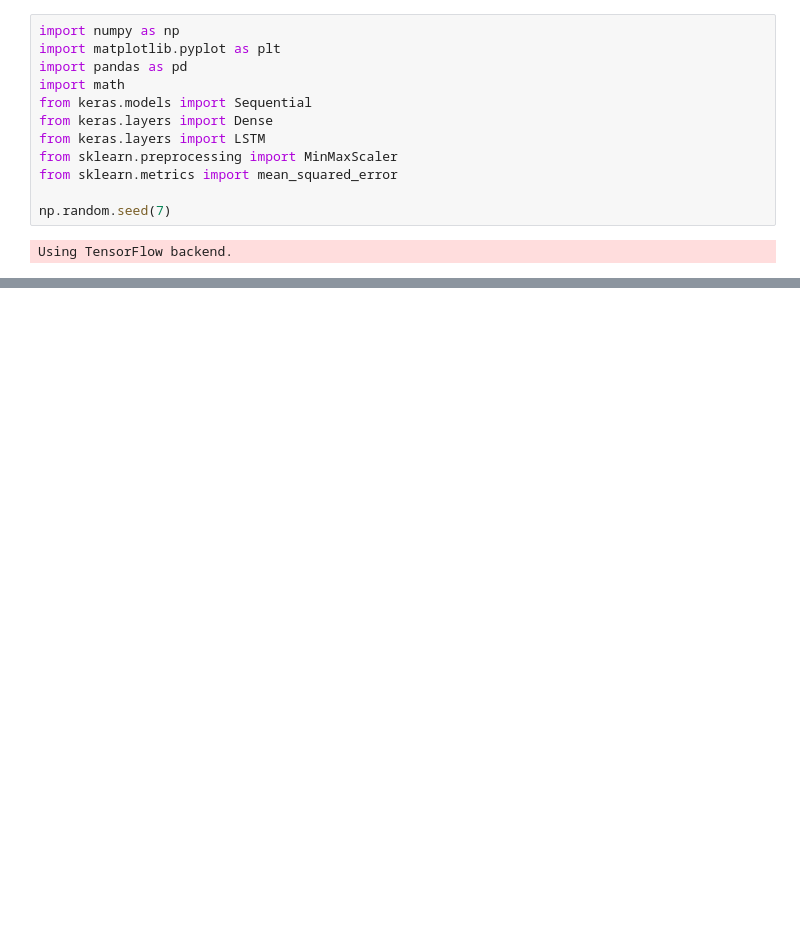
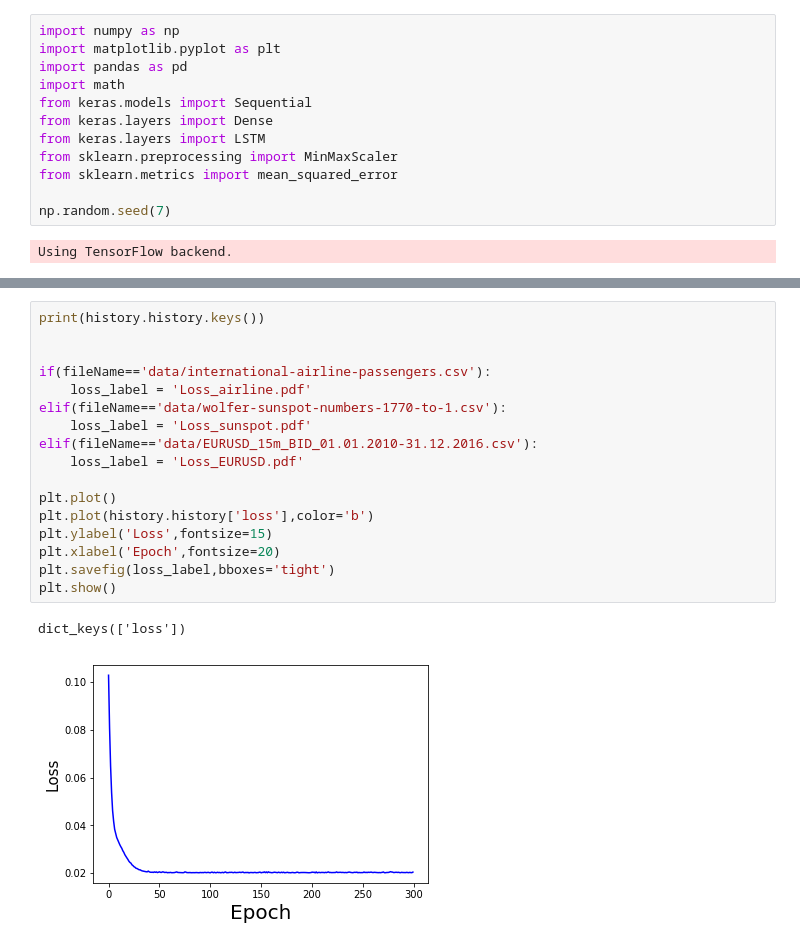
Before and after one commit to OscarJHernandez/udacity_2018_ml_nanodegree, a Jupyter notebook: capstone_project/code/Time Series with FNN.ipynb, the cells around one changed output, grey strips where cells are left out. Drawn from its saved outputs; the diff is of its cells as text; blank space fills up the shorter version.

```diff
--- a/capstone_project/code/Time Series with FNN.ipynb
+++ b/capstone_project/code/Time Series with FNN.ipynb
@@ -123,2 +163,22 @@ Epoch 200/200
+# %%
+print(history.history.keys())
+
+
+if(fileName=='data/international-airline-passengers.csv'):
+    loss_label = 'Loss_airline.pdf'
+elif(fileName=='data/wolfer-sunspot-numbers-1770-to-1.csv'):
+    loss_label = 'Loss_sunspot.pdf'
+elif(fileName=='data/EURUSD_15m_BID_01.01.2010-31.12.2016.csv'):
+    loss_label = 'Loss_EURUSD.pdf'
+
+plt.plot()
+plt.plot(history.history['loss'],color='b')
+plt.ylabel('Loss',fontsize=15)
+plt.xlabel('Epoch',fontsize=20)
+plt.savefig(loss_label,bboxes='tight')
+plt.show()
+# %% [output]
+dict_keys(['loss'])
+[figure, added]
 # %%
 # generate predictions for training
```
Also changed, not shown: parts of 6 cells of this notebook, 41 other files.
